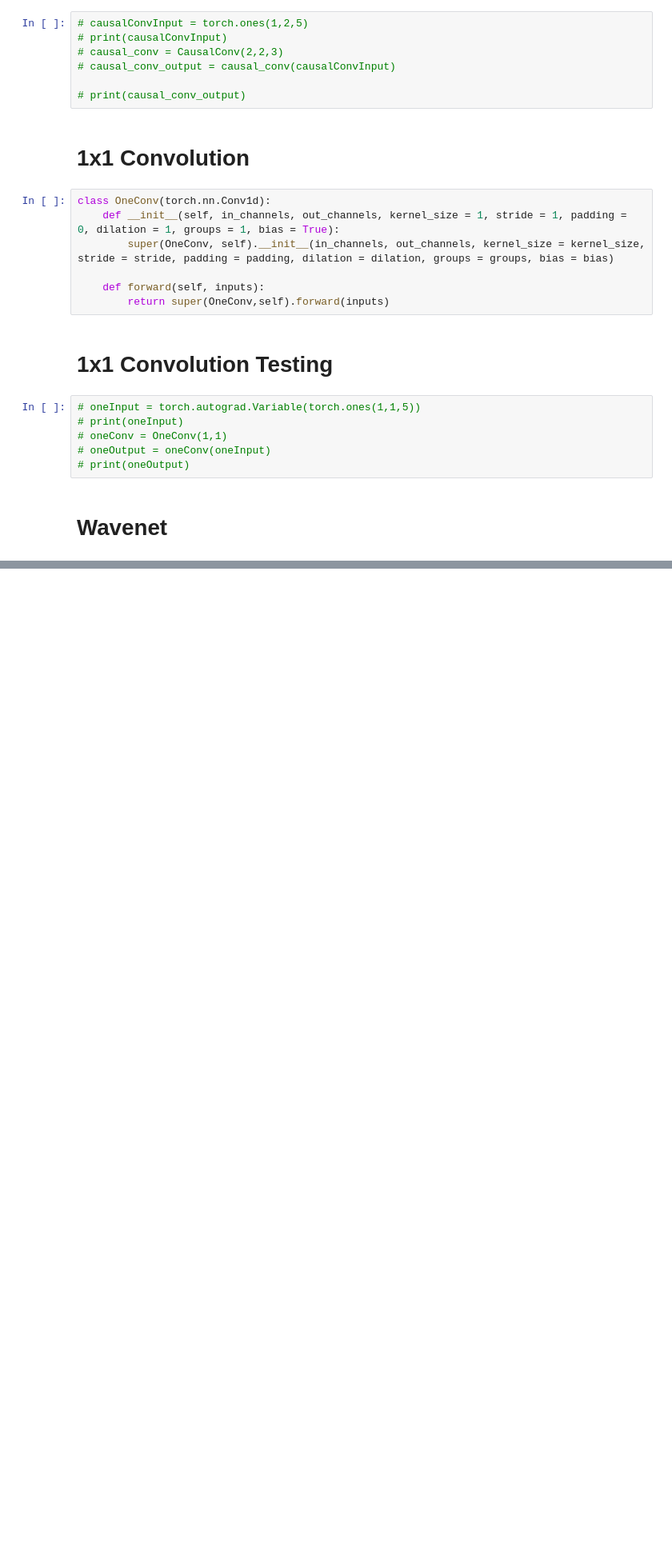
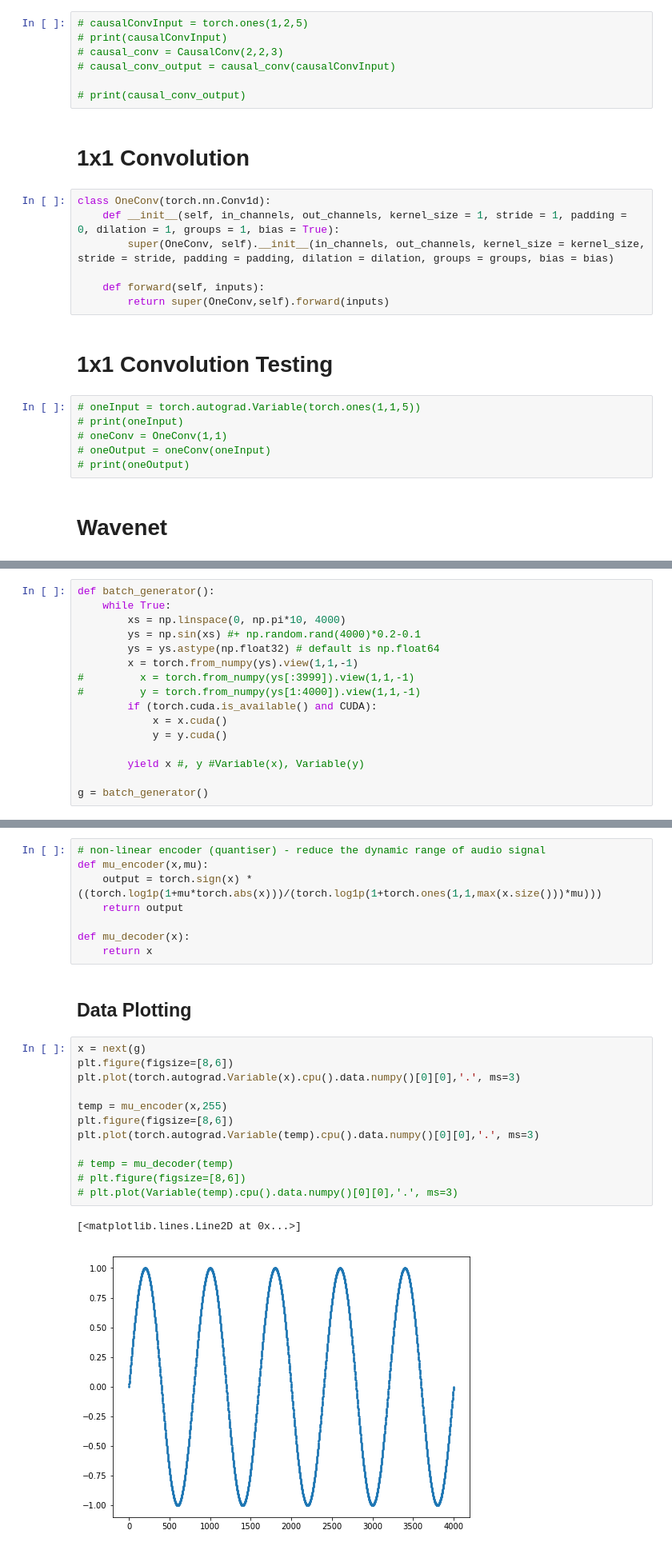
Before and after one commit to KeniMardira/PyTorchTest, a Jupyter notebook: Wavenet_Keni.ipynb, the cells around one changed output, grey strips where cells are left out. Shown: that part at 80% size. Cells and saved outputs as stored; diff of their text form; blank space fills up the shorter version.

Commit message:
Added mu decoder, no encoder yet. Data generation was taken straight from R + S code to compare output later.

```diff
--- a/Wavenet_Keni.ipynb
+++ b/Wavenet_Keni.ipynb
@@ -102,0 +112,16 @@ Variable containing:
+# %%
+def batch_generator():
+    while True:
+        xs = np.linspace(0, np.pi*10, 4000)
+        ys = np.sin(xs) #+ np.random.rand(4000)*0.2-0.1
+        ys = ys.astype(np.float32) # default is np.float64
+        x = torch.from_numpy(ys).view(1,1,-1)
+#         x = torch.from_numpy(ys[:3999]).view(1,1,-1)
+#         y = torch.from_numpy(ys[1:4000]).view(1,1,-1)
+        if (torch.cuda.is_available() and CUDA):
+            x = x.cuda()
+            y = y.cuda()
+
+        yield x #, y #Variable(x), Variable(y)
+
+g = batch_generator()
@@ -102,0 +130,25 @@ Variable containing:
+# %%
+# non-linear encoder (quantiser) - reduce the dynamic range of audio signal
+def mu_encoder(x,mu):
+    output = torch.sign(x) * ((torch.log1p(1+mu*torch.abs(x)))/(torch.log1p(1+torch.ones(1,1,max(x.size()))*mu)))
+    return output
+
+def mu_decoder(x):
+    return x
+# %% [markdown]
+## Data Plotting
+# %%
+x = next(g)
+plt.figure(figsize=[8,6])
+plt.plot(torch.autograd.Variable(x).cpu().data.numpy()[0][0],'.', ms=3)
+
+temp = mu_encoder(x,255)
+plt.figure(figsize=[8,6])
+plt.plot(torch.autograd.Variable(temp).cpu().data.numpy()[0][0],'.', ms=3)
+
+# temp = mu_decoder(temp)
+# plt.figure(figsize=[8,6])
+# plt.plot(Variable(temp).cpu().data.numpy()[0][0],'.', ms=3)
+# %% [output]
+[<matplotlib.lines.Line2D at 0x...>]
+[figure, added]
```
Also changed, not shown: parts of 7 cells of this notebook.
